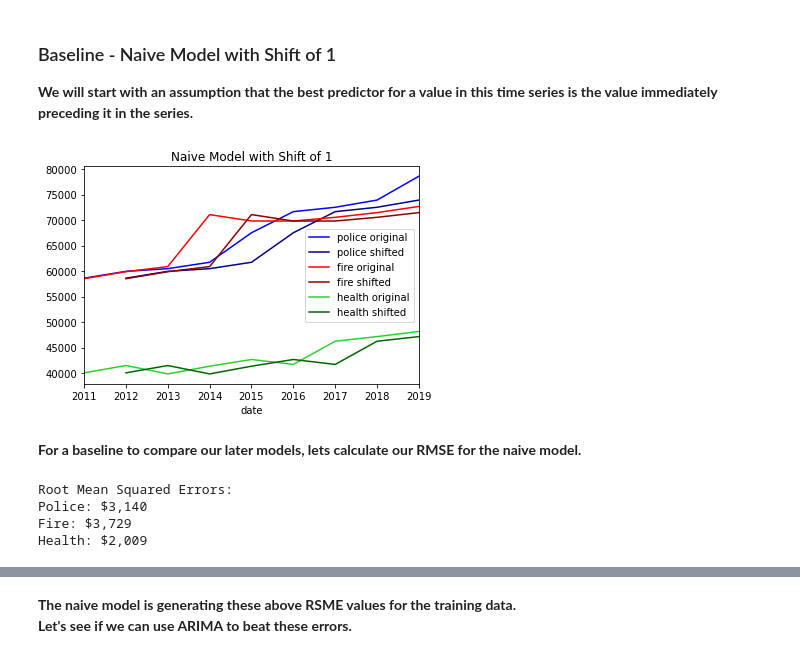
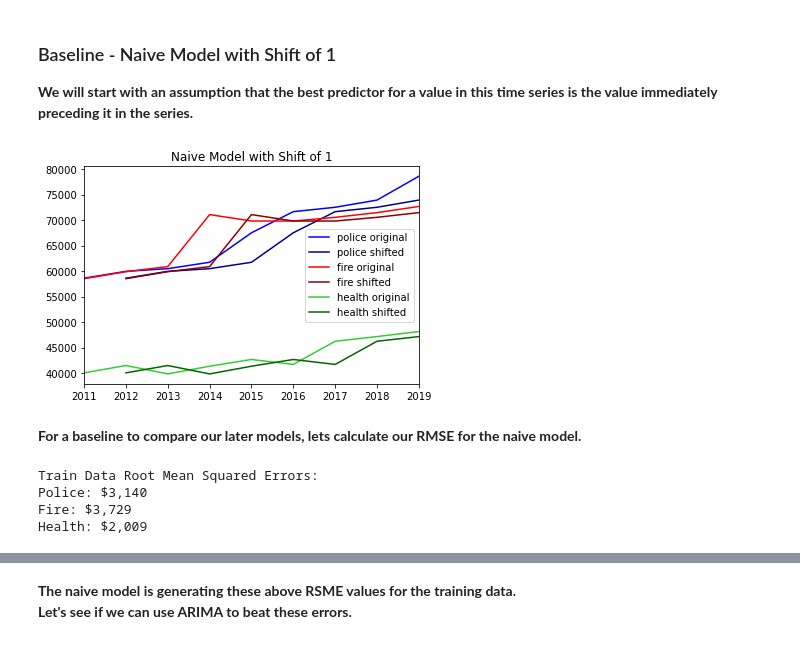
Before and after one commit to NazarMohl/Baltimore_City_Salary_Forecast, a Jupyter notebook: Baltimore_City_Employee_Salary_Forecast.ipynb, the cells around one changed output, grey strips where cells are left out. Drawn from its saved outputs; the diff is of its cells as text; code cells hidden in the pictures.

```diff
--- a/Baltimore_City_Employee_Salary_Forecast.ipynb
+++ b/Baltimore_City_Employee_Salary_Forecast.ipynb
@@ -598,39 +628,39 @@ Therefore, data is not stationary.**
 ### Baseline - Naive Model with Shift of 1
 **We will start with an assumption that the best predictor for a value in this time series is the value immediately preceding it in the series.**
 # %%
-naive_police = train_police.shift(1)
-naive_fire = train_fire.shift(1)
-naive_health = train_health.shift(1)
+train_police_pred_naive = train_police.shift(1)
+train_fire_pred_naive = train_fire.shift(1)
+train_health_pred_naive = train_health.shift(1)
 
 # print(train_police, naive_police)
 # %%
 fig, ax = plt.subplots()
 
 train_police[0:].plot(ax=ax, label='police original', color='blue')
-naive_police[0:].plot(ax=ax, label='police shifted', color='darkblue')
+train_police_pred_naive[0:].plot(ax=ax, label='police shifted', color='darkblue')
 train_fire[0:].plot(ax=ax, label='fire original', color='red')
-naive_fire[0:].plot(ax=ax, label='fire shifted', color='darkred')
+train_fire_pred_naive[0:].plot(ax=ax, label='fire shifted', color='darkred')
 train_health[0:].plot(ax=ax, label='health original', color='limegreen')
-naive_health[0:].plot(ax=ax, label='health shifted', color='darkgreen')
+train_health_pred_naive[0:].plot(ax=ax, label='health shifted', color='darkgreen')
 
 ax.set_title('Naive Model with Shift of 1')
 ax.legend()
 plt.savefig('./images/Baseline_Naive_Model_with_Shift_of_1.png',bbox_inches='tight');
 # %% [output]
-[figure, old version]
+[figure, new version]
 # %% [markdown]
 **For a baseline to compare our later models, lets calculate our RMSE for the naive model.**
 # %%
-RMSE_police = np.sqrt(mean_squared_error(train_police[1:], naive_police.dropna()))
-RMSE_fire = np.sqrt(mean_squared_error(train_fire[1:], naive_fire.dropna()))
-RMSE_health = np.sqrt(mean_squared_error(train_health[1:], naive_health.dropna()))
+RMSE_train_police = np.sqrt(mean_squared_error(train_police[1:], train_police_pred_naive.dropna()))
+RMSE_train_fire = np.sqrt(mean_squared_error(train_fire[1:], train_fire_pred_naive.dropna()))
+RMSE_train_health = np.sqrt(mean_squared_error(train_health[1:], train_health_pred_naive.dropna()))
 
-print(f'Root Mean Squared Errors:')
-print(f'Police: ${RMSE_police:,.0f}')
-print(f'Fire: ${RMSE_fire:,.0f}')
-print(f'Health: ${RMSE_health:,.0f}')
+print(f'Train Data Root Mean Squared Errors:')
+print(f'Police: ${RMSE_train_police:,.0f}')
+print(f'Fire: ${RMSE_train_fire:,.0f}')
+print(f'Health: ${RMSE_train_health:,.0f}')
 # %% [output]
-Root Mean Squared Errors:
+Train Data Root Mean Squared Errors:
 Police: $3,140
 Fire: $3,729
 Health: $2,009
```
Also changed, not shown: parts of 6 cells of this notebook.
